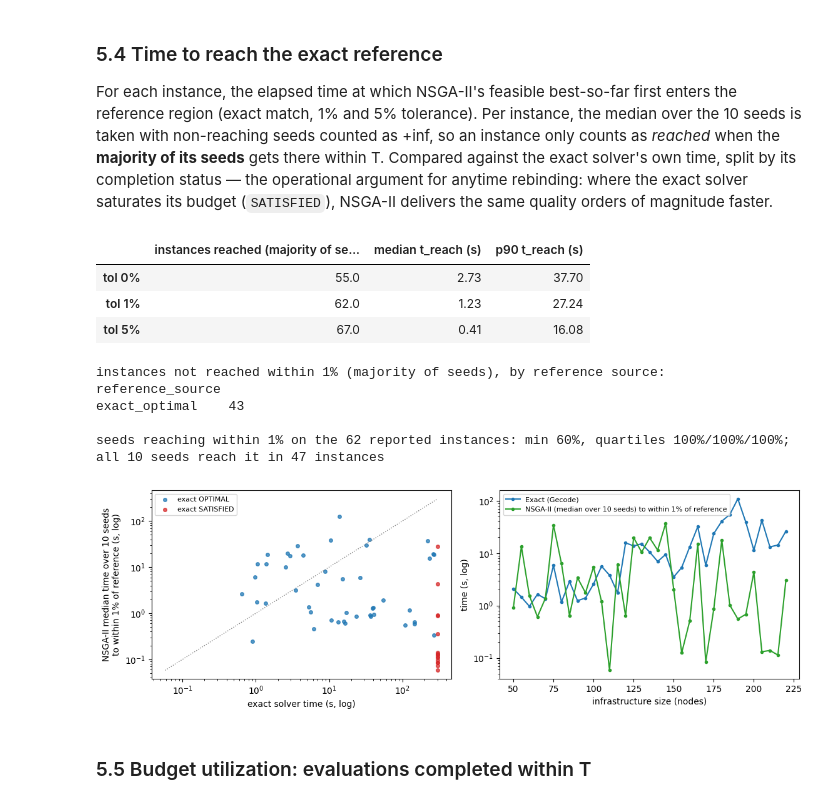
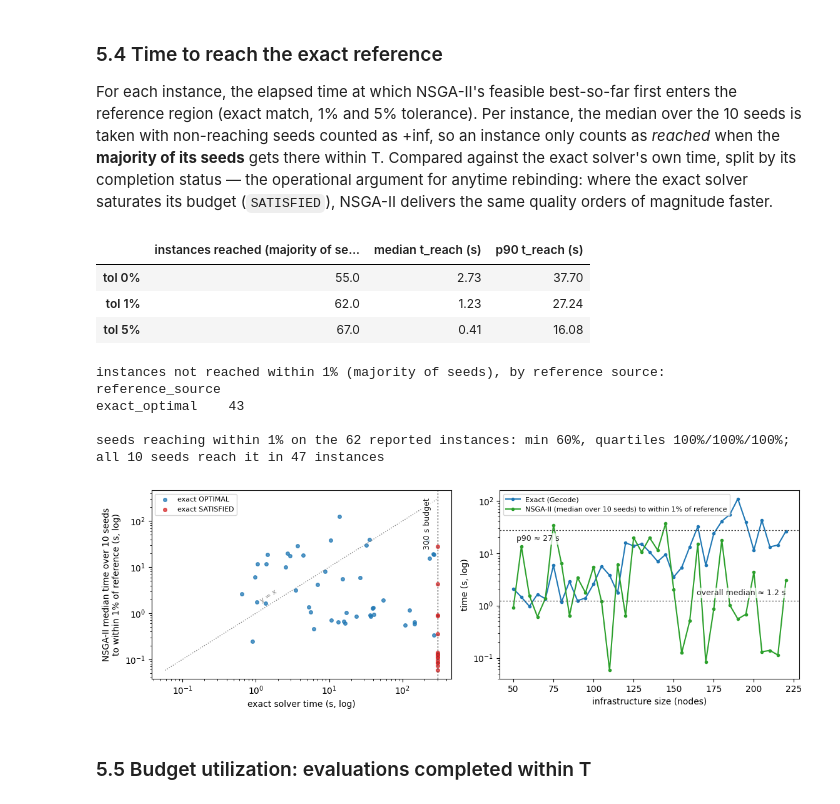
Before and after one commit to isa-group/OpenBinding, a Jupyter notebook: experimentation/icsoc/notebooks/03_results_evaluation.ipynb, the cells around one changed output. Cells and saved outputs as stored; diff of their text form; code cells hidden in the pictures.

```diff
--- a/experimentation/icsoc/notebooks/03_results_evaluation.ipynb
+++ b/experimentation/icsoc/notebooks/03_results_evaluation.ipynb
@@ -268,10 +268,21 @@ else:
 best median on that instance — the standard tool for comparing solvers across a benchmark.
 # %%
 taus, profiles = analysis.performance_profile(runs)
-fig, ax = plt.subplots(figsize=(6.4, 3.8))
+# Same figsize as eval_gap_ecdf: both render side by side in the paper.
+fig, ax = plt.subplots(figsize=(5.6, 3.8))
 for engine, rho in profiles.items():
     ax.step(taus, rho, where='post', color=ENGINE_COLORS.get(engine),
             label=ENGINE_LABELS.get(engine, engine))
+# Dashed guide: NSGA-II stays within a factor 1.25 of the best median on
+# ~90% of the instances (partial segments meeting at the guide point).
+GUIDE_TAU, GUIDE_RHO = 1.25, 0.90
+GUIDE_STYLE = dict(color='0.25', lw=0.9, ls=(0, (2, 2)))
+ax.plot([GUIDE_TAU, GUIDE_TAU], [0, GUIDE_RHO], **GUIDE_STYLE)
+ax.plot([taus.min(), GUIDE_TAU], [GUIDE_RHO, GUIDE_RHO], **GUIDE_STYLE)
+ax.annotate(f'τ = {GUIDE_TAU}, {GUIDE_RHO:.0%} of instances',
+            xy=(GUIDE_TAU, GUIDE_RHO), xytext=(GUIDE_TAU + 0.07, GUIDE_RHO - 0.09),
+            fontsize=9, color='0.15',
+            bbox=dict(facecolor='white', alpha=0.75, edgecolor='none', pad=1.5))
 ax.set(xlabel='performance ratio τ', ylabel='fraction of instances ρ(τ)', ylim=(0, 1.02))
 ax.legend()
 fig.tight_layout()
@@ -527,6 +589,10 @@ print(f'\nseeds reaching within 1% on the {len(reached)} reported instances: '
       f'{(reached.reach_rate >= 0.999).sum()} instances')
 
 status_colors = {'OPTIMAL': ENGINE_COLORS[EXACT_ENGINE], 'SATISFIED': '#d62728'}
+BUDGET_S = 300  # shared wall-clock budget T
+GUIDE_STYLE = dict(color='0.25', lw=0.9, ls=(0, (2, 2)))
+LABEL_STYLE = dict(fontsize=9, color='0.15',
+                   bbox=dict(facecolor='white', alpha=0.75, edgecolor='none', pad=1.5))
 fig, axes = plt.subplots(1, 2, figsize=(11.5, 3.8))
 for status, group in reached.groupby('solver_status'):
     axes[0].scatter(group.exact_ms / 1000, group.t_reach_ms / 1000, s=16, alpha=0.75,
@@ -534,35 +600,52 @@ for status, group in reached.groupby('solver_status'):
 lims = [min(reached.exact_ms.min(), reached.t_reach_ms.min()) / 1000,
         max(reached.exact_ms.max(), reached.t_reach_ms.max()) / 1000]
 axes[0].plot(lims, lims, color='gray', lw=1, ls=':')
+axes[0].annotate('y = x', xy=(1.1, 1.7), rotation=33, fontsize=8, color='gray')
+# Dashed guide: exact runs piling up on the right edge hit the time budget.
+axes[0].axvline(BUDGET_S, **GUIDE_STYLE)
+axes[0].annotate(f'{BUDGET_S} s budget', xy=(BUDGET_S * 0.82, 0.96),
+                 xycoords=('data', 'axes fraction'), rotation=90,
+                 va='top', ha='right', **LABEL_STYLE)
 axes[0].set(xlabel='exact solver time (s, log)',
             ylabel='NSGA-II median time over 10 seeds\nto within 1% of reference (s, log)',
             xscale='log', yscale='log')
 axes[0].legend(fontsize=8)
 
 # Per-size medians: NaNs (non-reached instances) are skipped, so large sizes
 # may aggregate fewer than 3 instances per point.
 med = sel.groupby('infra_size').agg(nsga=('t_reach_ms', 'median'),
                                     exact=('exact_ms', 'median'))
 axes[1].plot(med.index, med.exact / 1000, marker='.',
              color=ENGINE_COLORS[EXACT_ENGINE], label='Exact (Gecode)')
 axes[1].plot(med.index, med.nsga / 1000, marker='.',
              color=ENGINE_COLORS['evolutionary-heuristics'],
              label='NSGA-II (median over 10 seeds) to within 1% of reference')
+# Dashed guides at the overall NSGA-II median and p90 quoted in the paper.
+med_overall = reached.t_reach_ms.median() / 1000
+p90_overall = reached.t_reach_ms.quantile(0.9) / 1000
+axes[1].axhline(med_overall, **GUIDE_STYLE)
+axes[1].annotate(f'overall median ≈ {med_overall:.1f} s',
+                 xy=(med.index.max(), med_overall * 1.18),
+                 ha='right', va='bottom', **LABEL_STYLE)
+axes[1].axhline(p90_overall, **GUIDE_STYLE)
+axes[1].annotate(f'p90 ≈ {p90_overall:.0f} s',
+                 xy=(med.index.min() + 2, p90_overall * 0.82),
+                 ha='left', va='top', **LABEL_STYLE)
 axes[1].set(xlabel='infrastructure size (nodes)', ylabel='time (s, log)', yscale='log')
 axes[1].legend(fontsize=8)
 fig.tight_layout()
 analysis.save_fig(fig, 'eval_time_to_reference', FIGURES)
 # %% [output]
 |  | instances reached (majority of se... | median t_reach (s) | p90 t_reach (s) |
 | tol 0% | 55.0 | 2.73 | 37.70 |
 | tol 1% | 62.0 | 1.23 | 27.24 |
 | tol 5% | 67.0 | 0.41 | 16.08 |
 instances not reached within 1% (majority of seeds), by reference source:
 reference_source
 exact_optimal    43
 
 seeds reaching within 1% on the 62 reported instances: min 60%, quartiles 100%/100%/100%; all 10 seeds reach it in 47 instances
-[figure, old version]
+[figure, new version]
 # %% [markdown]
 ### 5.5 Budget utilization: evaluations completed within T
 # %%
```
Also changed, not shown: parts of 4 cells of this notebook, 29 other files.
